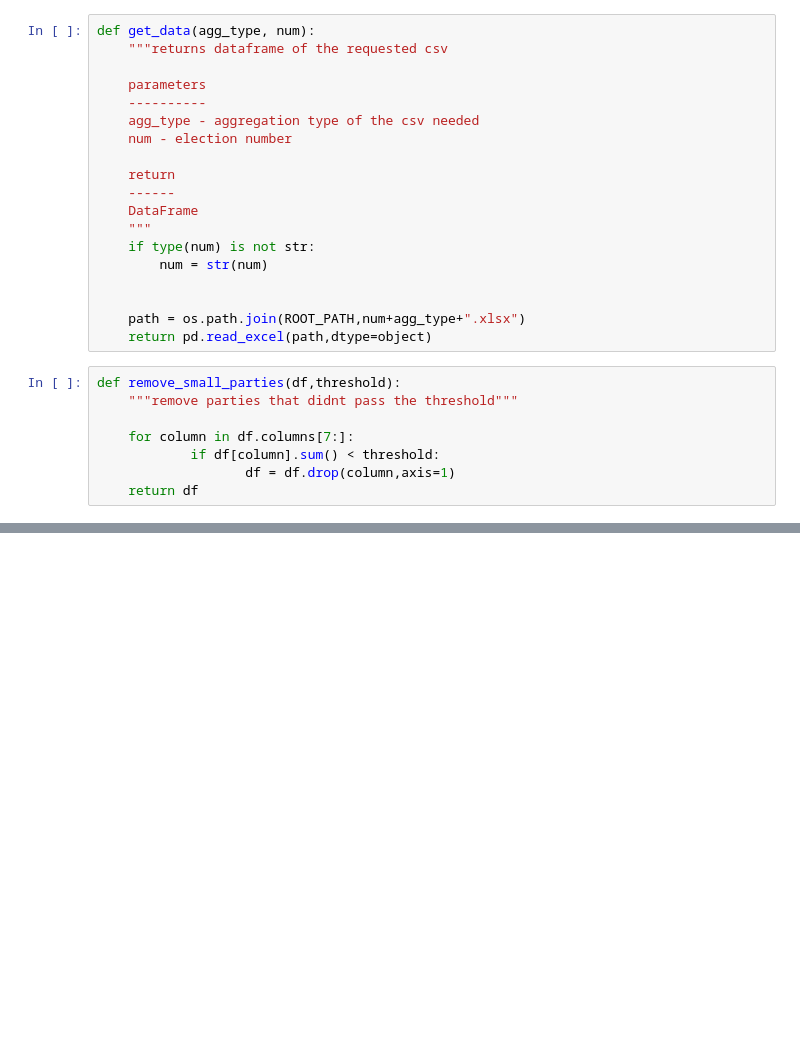
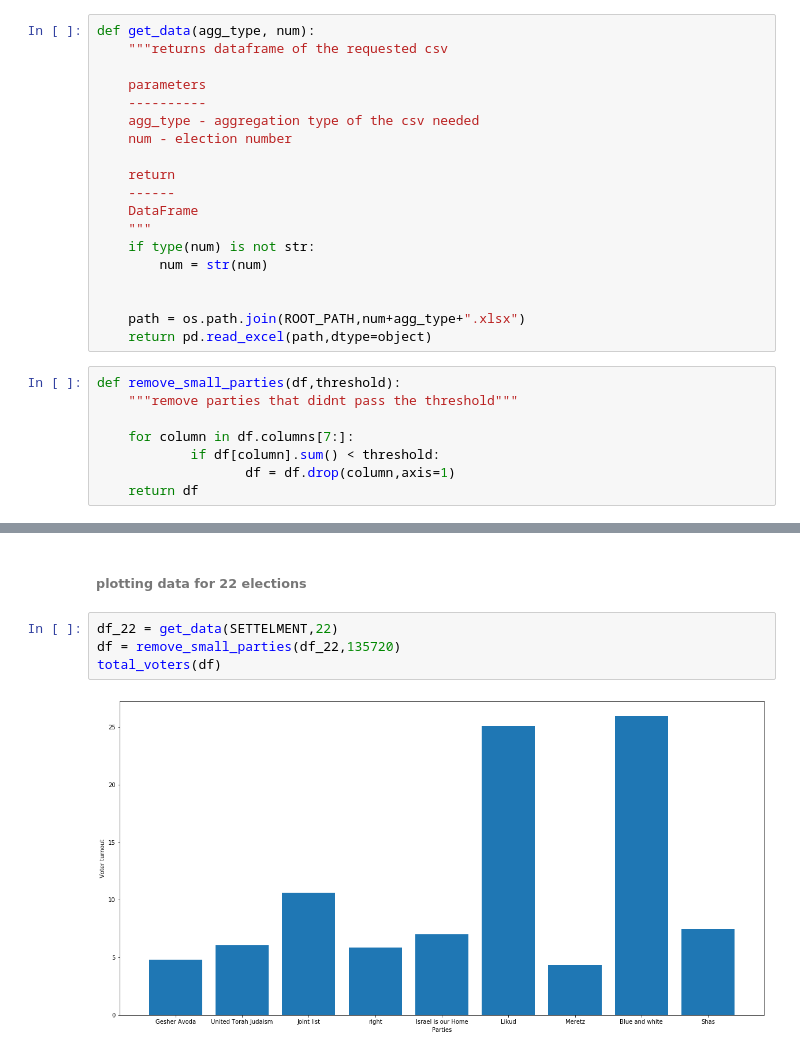
Before and after one commit to gabi939/elections, a Jupyter notebook: elections.ipynb, the cells around one changed output, grey strips where cells are left out. Drawn from its saved outputs; the diff is of its cells as text; blank space fills up the shorter version.

```diff
--- a/elections.ipynb
+++ b/elections.ipynb
@@ -61,0 +66,8 @@ def total_voters(df):
+# %% [markdown]
+###### plotting data for 22 elections
+# %%
+df_22 = get_data(SETTELMENT,22)
+df = remove_small_parties(df_22,135720)
+total_voters(df)
+# %% [output]
+[figure, added]
```
Also changed, not shown: parts of 24 cells of this notebook.
